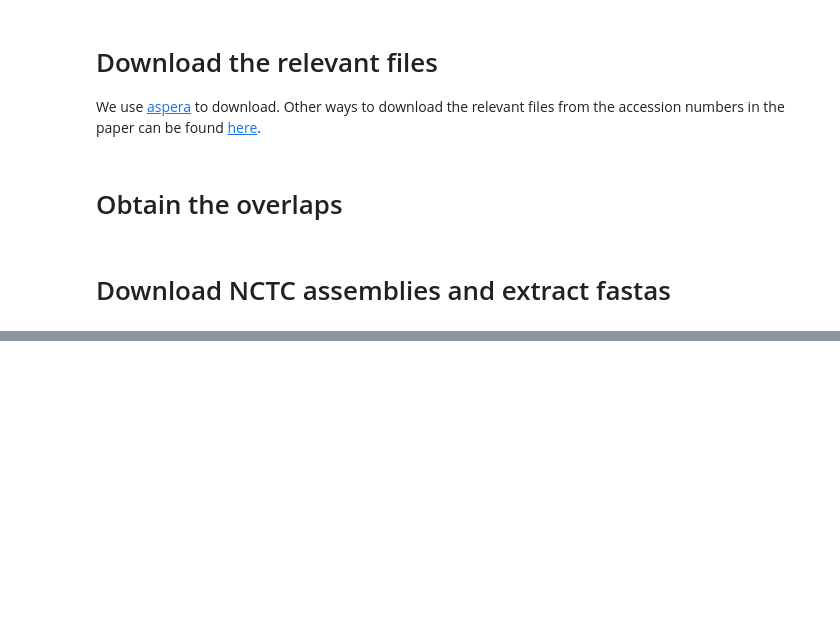
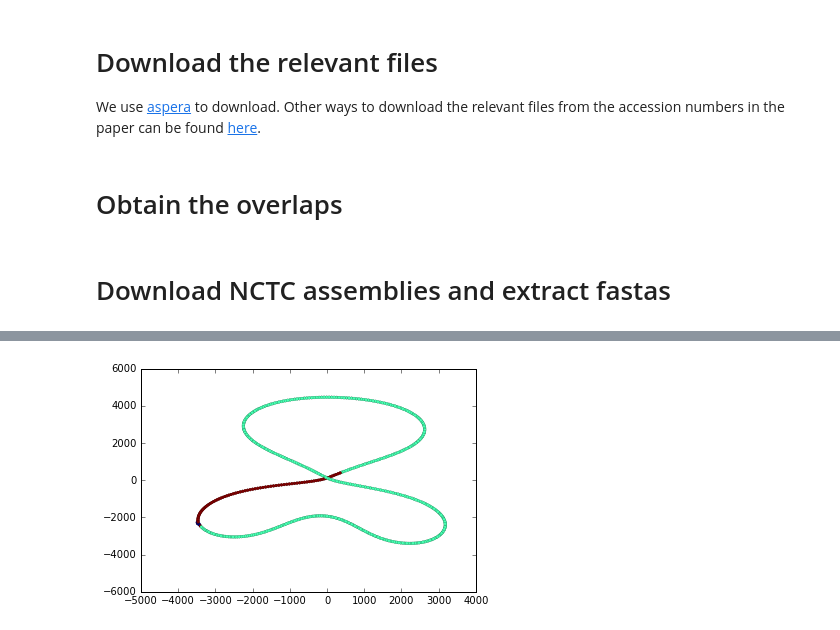
Before and after one commit to HingeAssembler/HINGE-analyses, a Jupyter notebook: HINGE_pipeline_NCTC.ipynb, the cells around one changed output, grey strips where cells are left out. Cells and saved outputs as stored; diff of their text form; code cells hidden in the pictures; blank space fills up the shorter version.

```diff
--- a/HINGE_pipeline_NCTC.ipynb
+++ b/HINGE_pipeline_NCTC.ipynb
@@ -35,0 +88,18 @@ os.system(map_cmd)
+# %%
+H11022 = nx.read_graphml('data/NCTC11022/NCTC11022A.G2c.graphml')
+G11022 = H11022.to_undirected()
+pos = { i : (random.random(), random.random()) for i in G11022.nodes()}
+l11022 = forceatlas2.forceatlas2_networkx_layout(G11022, pos, niter=10000)
+# %%
+color_map11022 = {}
+for x in G11022.nodes():
+
+    try:
+        color_map11022[x] = H11022.node[x.lstrip('B')]['chr']*50
+    except:
+        color_map11022[x] = 11.3
+values11022 = [color_map11022.get(node, 0.25) for node in G11022.nodes()]
+nx.draw_networkx(G11022, l11022, with_labels=False, node_color=values11022, node_size=8,linewidths=0.1)
+plt.show()
+# %% [output]
+[figure, added]
```
Also changed, not shown: parts of 12 cells of this notebook.
